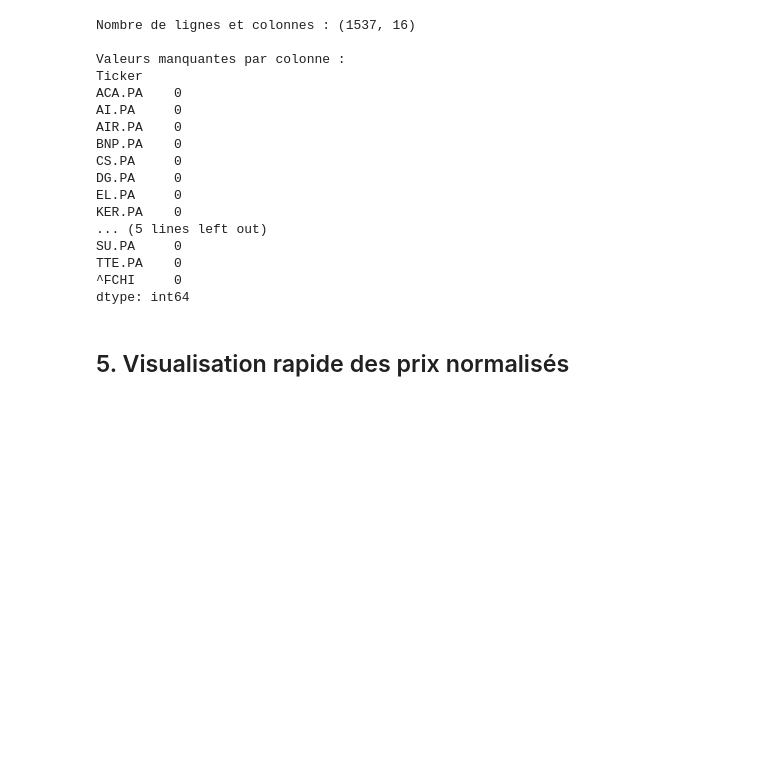
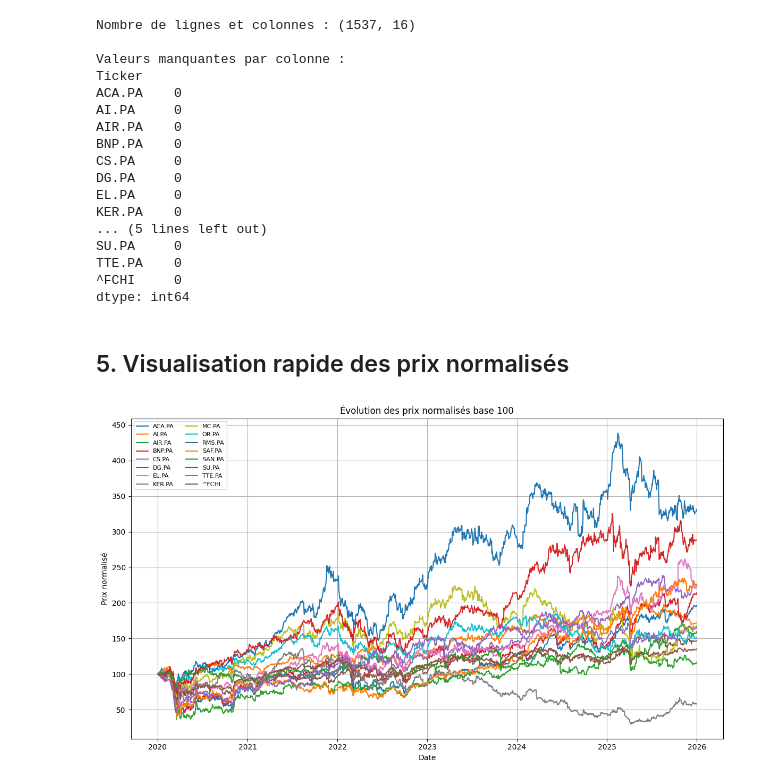
Before and after one commit to Karimchair/Finance_IA, a Jupyter notebook: notebooks/01_collecte_donnees.ipynb, the cells around one changed output. Drawn from its saved outputs; the diff is of its cells as text; code cells hidden in the pictures; blank space fills up the shorter version.

Commit message:
évolution des prix normalisé

```diff
--- a/notebooks/01_collecte_donnees.ipynb
+++ b/notebooks/01_collecte_donnees.ipynb
@@ -136,3 +136,19 @@ dtype: int64
 ## 5. Visualisation rapide des prix normalisés
 # %%
 # TODO faire par karim
+prix_normalises = prix / prix.iloc[0] * 100
+
+plt.figure(figsize=(12, 7))
+for col in prix_normalises.columns:
+    plt.plot(prix_normalises.index, prix_normalises[col], label=col)
+
+plt.title("Évolution des prix normalisés base 100")
+plt.xlabel("Date")
+plt.ylabel("Prix normalisé")
+plt.legend(fontsize=8, ncol=2)
+plt.grid(True)
+plt.tight_layout()
+plt.savefig("../figures/evolution_prix_normalises.png", dpi=300)
+plt.show()
+# %% [output]
+[figure, added]
```
